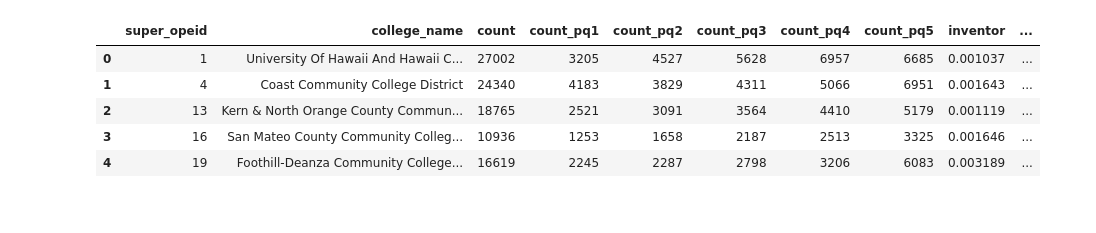
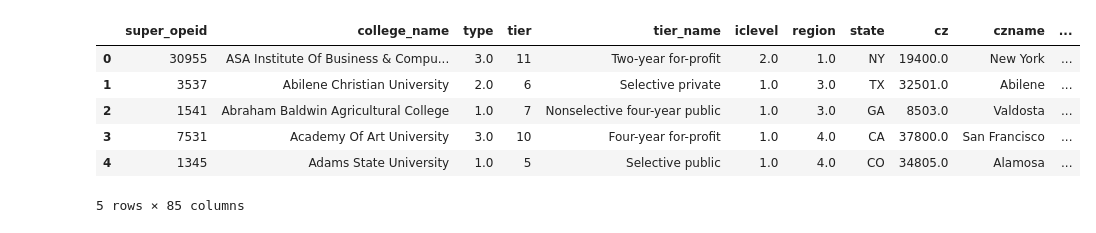
Before and after one commit to lnap24/College-Innovation-by-Patents, a Jupyter notebook: data_merging_and_cleaning.ipynb, the cells around one changed output. Saved outputs shown, nothing was run; the diff lists cells and outputs as text; code cells hidden in the pictures.

```diff
--- a/data_merging_and_cleaning.ipynb
+++ b/data_merging_and_cleaning.ipynb
@@ -13,11 +31,14 @@ longitudinal_parent_child_income_dist_by_college_and_cohort
 # %%
-innovation = pd.read_csv('innovation_rates_by_college.csv')
-innovation.rename(columns={'instnm':'college_name'}, inplace=True)
-innovation.head()
+baseline = pd.read_csv('baseline_cross-sec_estimates.csv')
+baseline.rename(columns={
+    'name':'college_name',
+}, inplace=True)
+baseline.head()
 # %% [output]
-|  | super_opeid | college_name | count | count_pq1 | count_pq2 | count_pq3 | count_pq4 | count_pq5 | inventor | ... |
-| 0 | 1 | University Of Hawaii And Hawaii C... | 27002 | 3205 | 4527 | 5628 | 6957 | 6685 | 0.001037 | ... |
-| 1 | 4 | Coast Community College District | 24340 | 4183 | 3829 | 4311 | 5066 | 6951 | 0.001643 | ... |
-| 2 | 13 | Kern & North Orange County Commun... | 18765 | 2521 | 3091 | 3564 | 4410 | 5179 | 0.001119 | ... |
-| 3 | 16 | San Mateo County Community Colleg... | 10936 | 1253 | 1658 | 2187 | 2513 | 3325 | 0.001646 | ... |
-| 4 | 19 | Foothill-Deanza Community College... | 16619 | 2245 | 2287 | 2798 | 3206 | 6083 | 0.003189 | ... |
+|  | super_opeid | college_name | type | tier | tier_name | iclevel | region | state | cz | czname | ... |
+| 0 | 30955 | ASA Institute Of Business & Compu... | 3.0 | 11 | Two-year for-profit | 2.0 | 1.0 | NY | 19400.0 | New York | ... |
+| 1 | 3537 | Abilene Christian University | 2.0 | 6 | Selective private | 1.0 | 3.0 | TX | 32501.0 | Abilene | ... |
+| 2 | 1541 | Abraham Baldwin Agricultural College | 1.0 | 7 | Nonselective four-year public | 1.0 | 3.0 | GA | 8503.0 | Valdosta | ... |
+| 3 | 7531 | Academy Of Art University | 3.0 | 10 | Four-year for-profit | 1.0 | 4.0 | CA | 37800.0 | San Francisco | ... |
+| 4 | 1345 | Adams State University | 1.0 | 5 | Selective public | 1.0 | 4.0 | CO | 34805.0 | Alamosa | ... |
+5 rows × 85 columns
```
Also changed, not shown: parts of 17 cells of this notebook.
